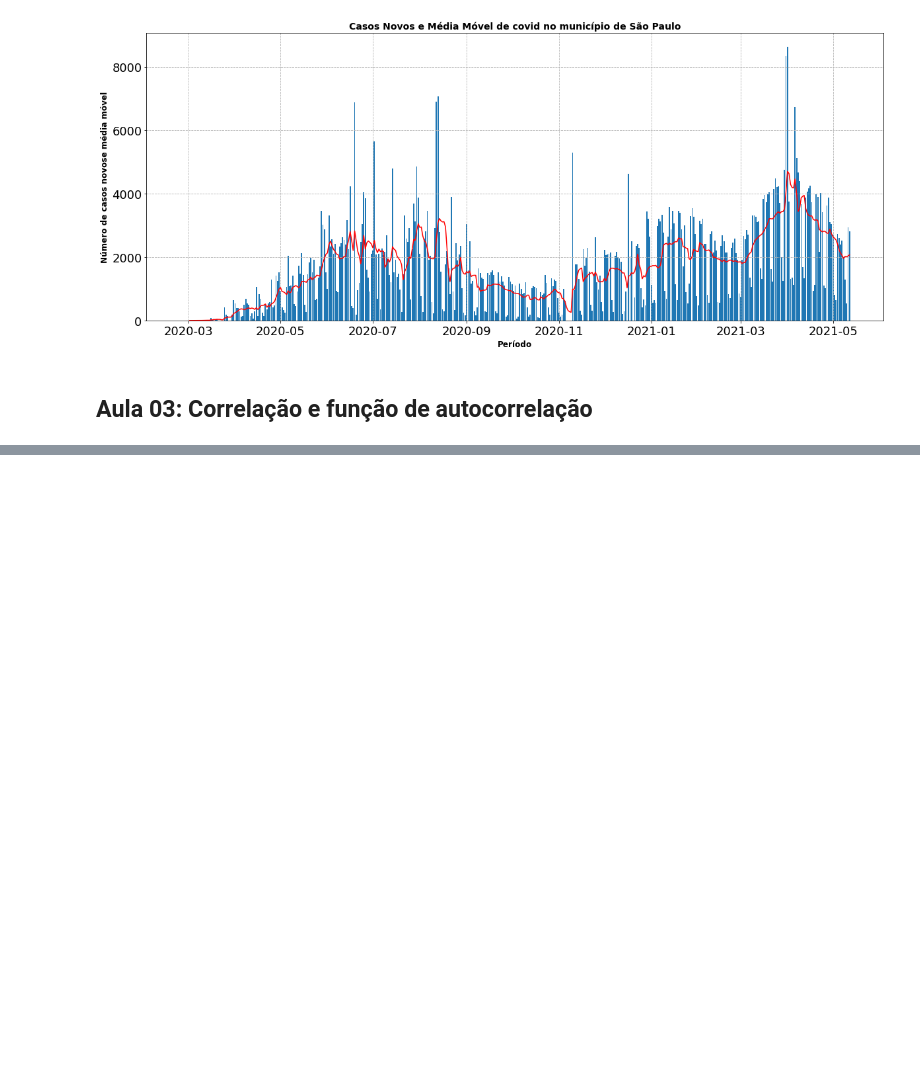
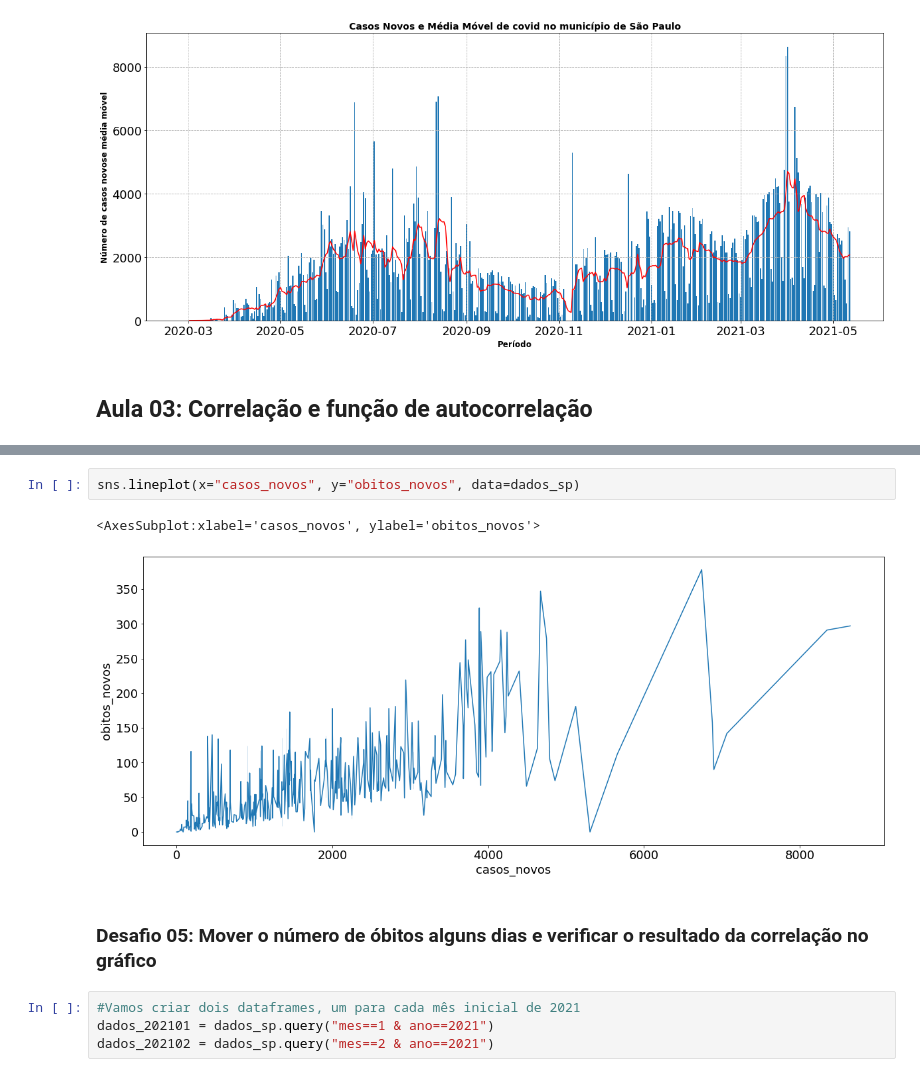
Before and after one commit to cmattosr/bootcampDS_Mod03, a Jupyter notebook: BootcampDataScience_Mod03.ipynb, the cells around one changed output, grey strips where cells are left out. Drawn from its saved outputs; the diff is of its cells as text; blank space fills up the shorter version.

```diff
--- a/BootcampDataScience_Mod03.ipynb
+++ b/BootcampDataScience_Mod03.ipynb
@@ -446,0 +456,11 @@ plt.show()
+# %%
+sns.lineplot(x="casos_novos", y="obitos_novos", data=dados_sp)
+# %% [output]
+<AxesSubplot:xlabel='casos_novos', ylabel='obitos_novos'>
+[figure, added]
+# %% [markdown]
+### Desafio 05: Mover o número de óbitos alguns dias e verificar o resultado da correlação no gráfico
+# %%
+#Vamos criar dois dataframes, um para cada mês inicial de 2021
+dados_202101 = dados_sp.query("mes==1 & ano==2021")
+dados_202102 = dados_sp.query("mes==2 & ano==2021")
```
Also changed, not shown: parts of 11 cells of this notebook.
